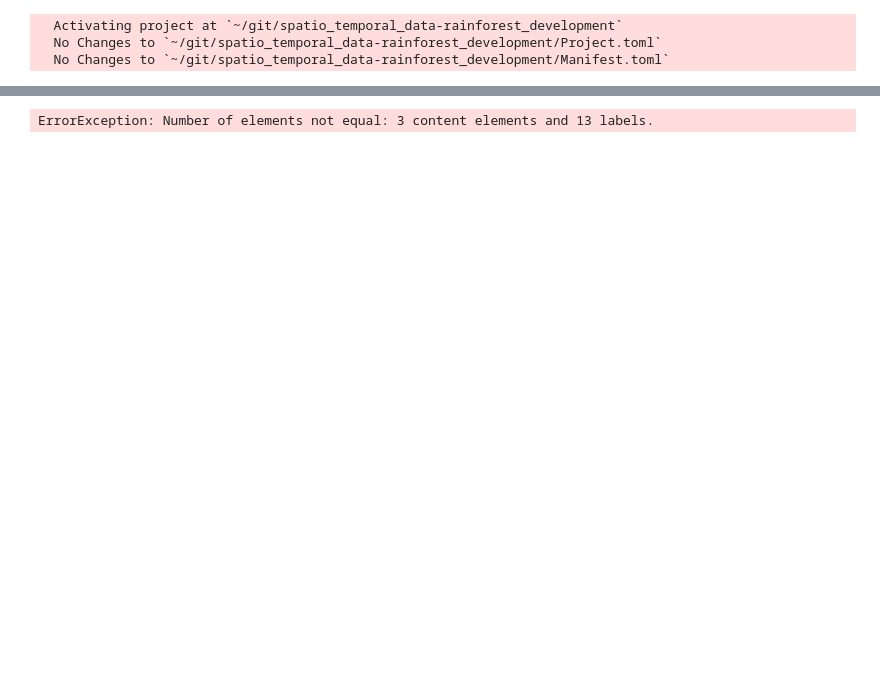
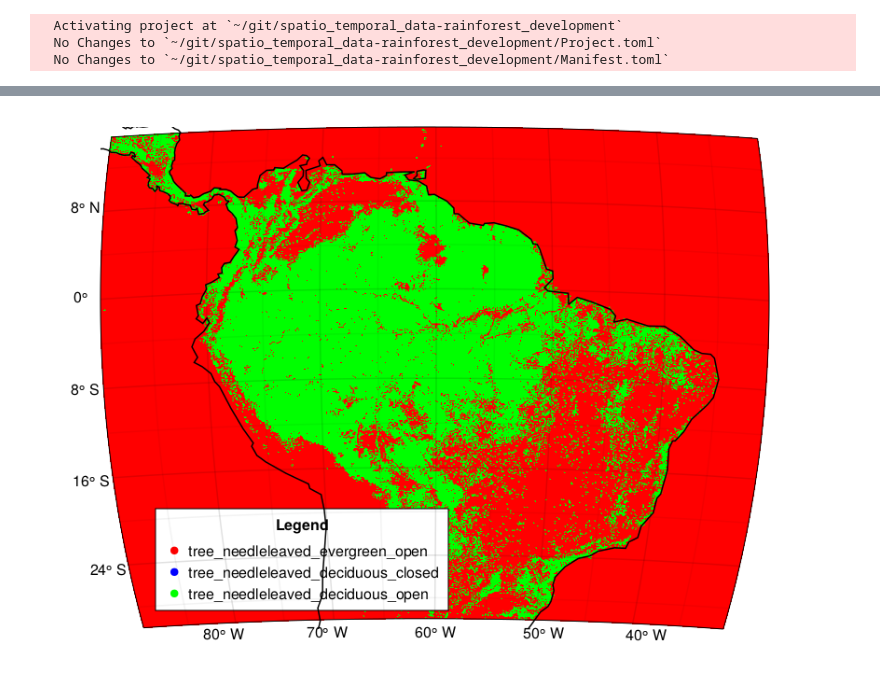
Before and after one commit to Eisenbahnplatte/spatio_temporal_data-rainforest_development, a Jupyter notebook: fabis_notebook.ipynb, the cells around one changed output, grey strips where cells are left out. Cells and saved outputs as stored; diff of their text form; code cells hidden in the pictures; blank space fills up the shorter version.

Commit message:
updated legend

```diff
--- a/fabis_notebook.ipynb
+++ b/fabis_notebook.ipynb
@@ -53,38 +52,44 @@ global_figure = Rainforestlib.build_figure_by_lcc_classes(lc, accepted_values, f
 
 searched_values = all_forest_values
 
 using Colors, ColorSchemes
 
-mycmap = ColorScheme([RGB{Float64}(i, 1.5i, 2i) for i in [0.0, 0.25, 0.35, 0.5]])
-
 custom_colormap = [
     RGB(1.0, 0.0, 0.0),  # Red
     RGB(0.0, 0.0, 1.0),  # Blue
     RGB(0.0, 1.0, 0.0)   # Green
 ]
 
 
-
 local_figure = Rainforestlib.build_figure_by_lcc_classes(filtered_dc, searched_values; colormap = custom_colormap, colorrange=(1,2))
 
 
 using CairoMakie
-xs = 0:0.1:10
-lins = [lines!(xs, sin.(xs .* i), color = color)
-    for (i, color) in zip(1:3, [:red, :blue, :green])]
+
+xs = 0:0.5:10
+ys = sin.(xs)
+
+points = [scatter!(xs, sin.(xs .* i), color = color)
+    for (i, color) in zip(1:length(custom_colormap), custom_colormap)]
+
+# xs = 0:0.1:10
+# lins = [lines!(xs, sin.(xs .* i), color = color)
+#     for (i, color) in zip(1:3, [:red, :blue, :green])]
 
 # xs = 0:0.1:10
 # lins = [lines!(xs, sin.(xs .+ 3v), color = RGBf(v, 0, 1-v)) for v in 0:0.1:0.2]
 
 Legend(
-    local_figure[1, 1], lins, ["$lcss_class" for lcss_class in searched_values],
+    local_figure[1, 1],
+    points,
+    ["$lcss_class" for lcss_class in first(searched_values,3)],
     "Legend",
     tellheight = false,
     tellwidth = false,
     margin = (110, 10, 50, 10),
     halign = :left, valign = :bottom, orientation = :vertical
 )
 
 local_figure
 # %% [output]
-ErrorException: Number of elements not equal: 3 content elements and 13 labels.
+[figure, added]
```
Also changed, not shown: parts of 2 cells of this notebook.
